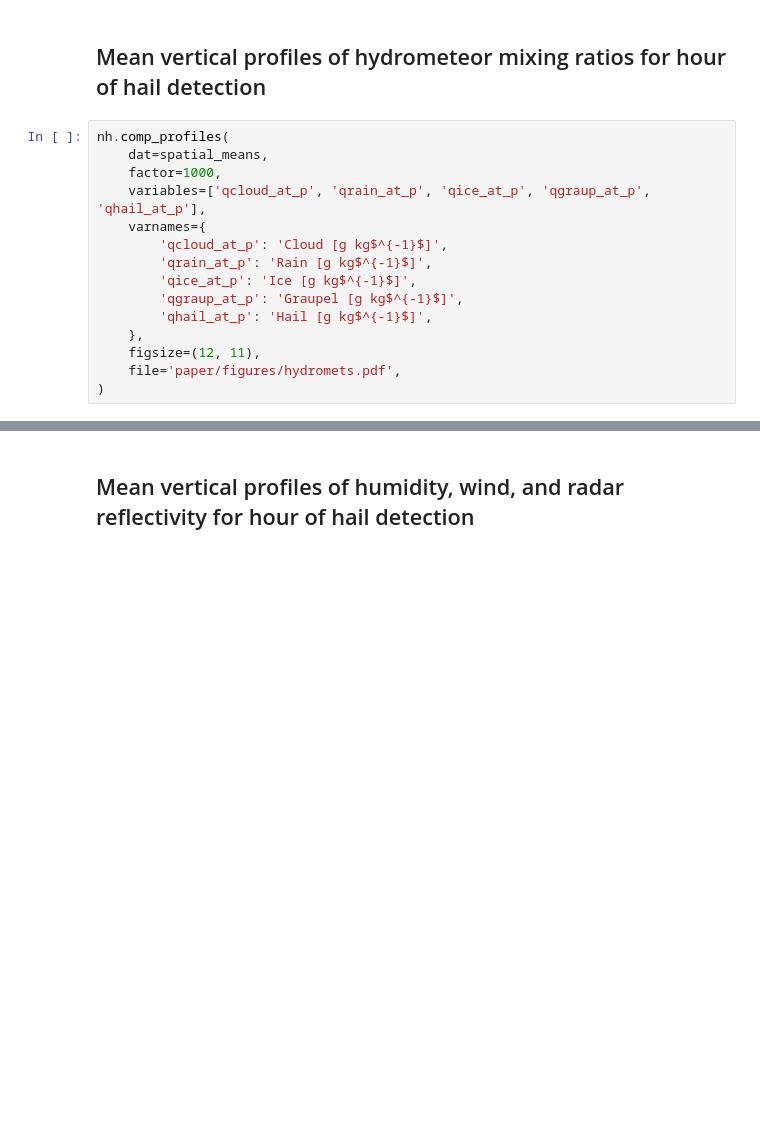
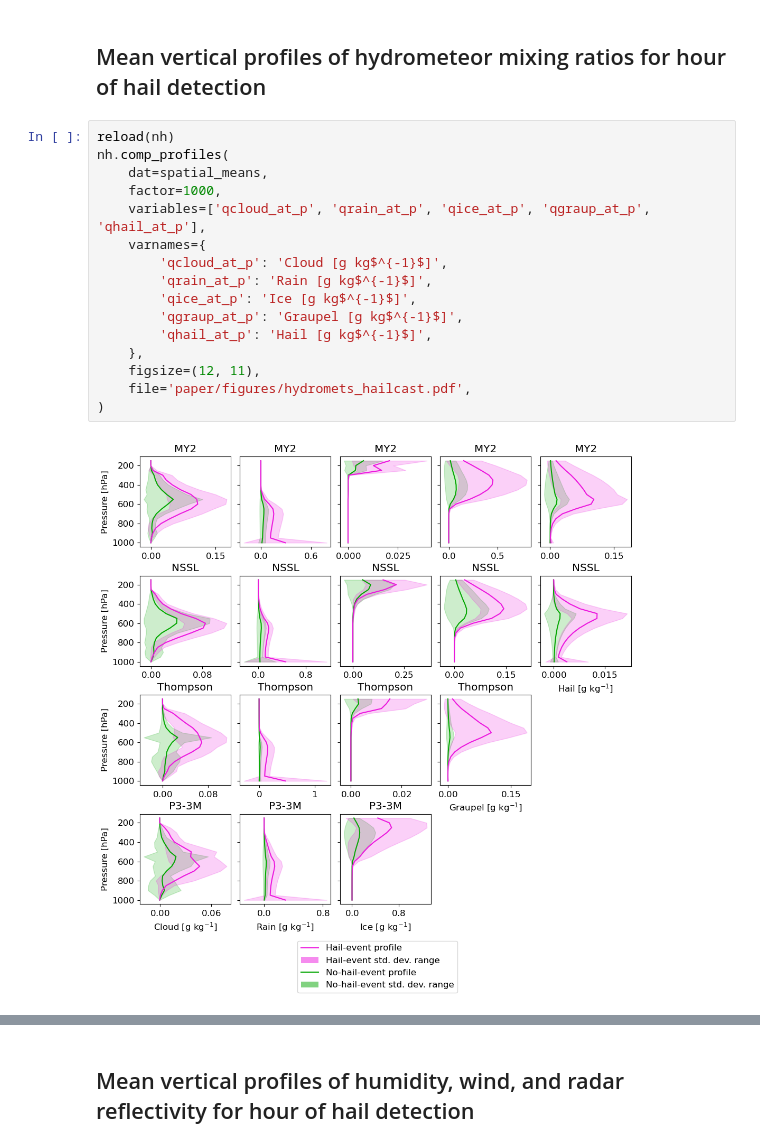
Before and after one commit to traupach/aus_tropics_hail, a Jupyter notebook: analysis/aus_tropics_hail.ipynb, the cells around one changed output, grey strips where cells are left out. Saved outputs shown, nothing was run; the diff lists cells and outputs as text; blank space fills up the shorter version.

Commit message:
New hydromet plot per hailcast/micro.

```diff
--- a/analysis/aus_tropics_hail.ipynb
+++ b/analysis/aus_tropics_hail.ipynb
@@ -382,17 +382,20 @@ nh.skew_T_comp(dat=spatial_means, figsize=(12, 3), file='paper/supplementary/ske
 # %% [markdown]
 ## Mean vertical profiles of hydrometeor mixing ratios for hour of hail detection
 # %%
+reload(nh)
 nh.comp_profiles(
     dat=spatial_means,
     factor=1000,
     variables=['qcloud_at_p', 'qrain_at_p', 'qice_at_p', 'qgraup_at_p', 'qhail_at_p'],
     varnames={
         'qcloud_at_p': 'Cloud [g kg$^{-1}$]',
         'qrain_at_p': 'Rain [g kg$^{-1}$]',
         'qice_at_p': 'Ice [g kg$^{-1}$]',
         'qgraup_at_p': 'Graupel [g kg$^{-1}$]',
         'qhail_at_p': 'Hail [g kg$^{-1}$]',
     },
     figsize=(12, 11),
-    file='paper/figures/hydromets.pdf',
+    file='paper/figures/hydromets_hailcast.pdf',
 )
+# %% [output]
+[figure, added]
```
Also changed, not shown: parts of 1 cell of this notebook, 4 other files.
